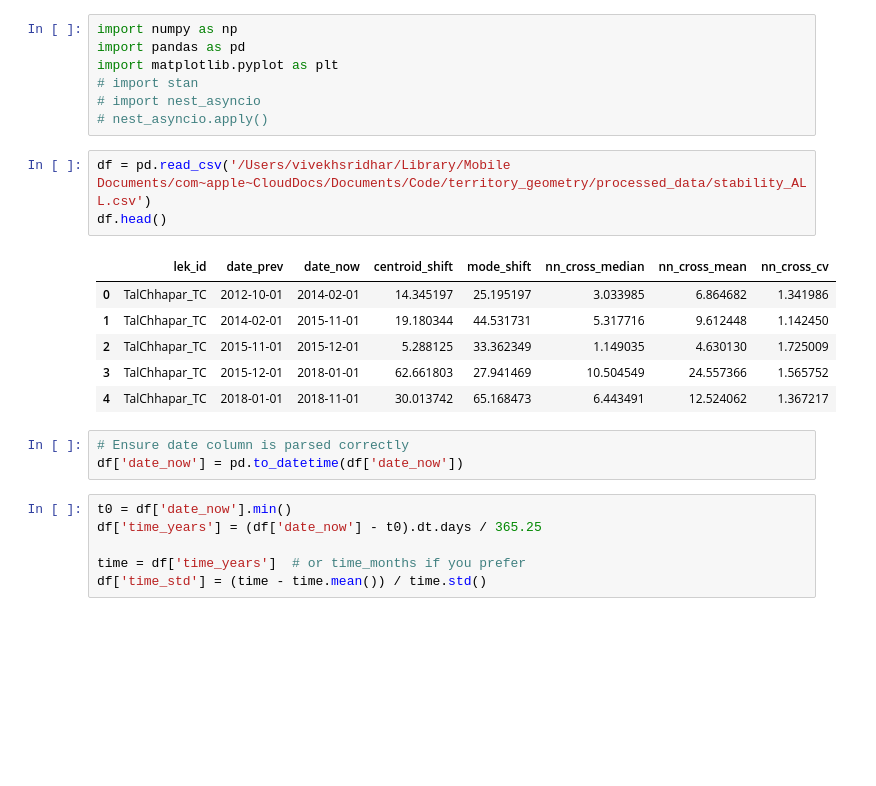
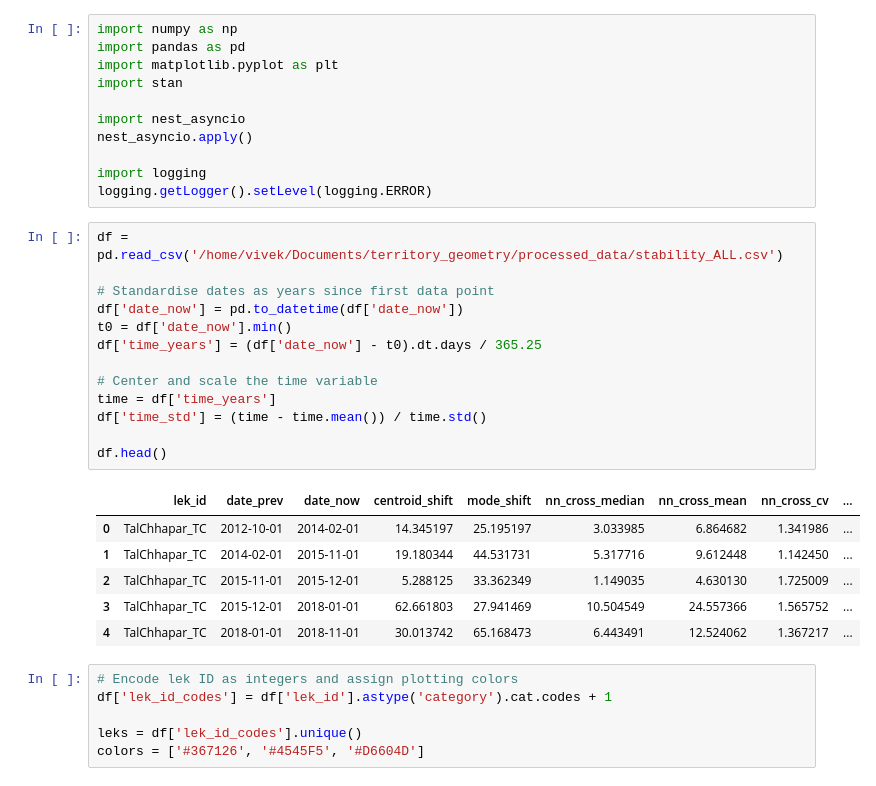
Before and after one commit to ruthviksp/territory_geometry, a Jupyter notebook: model_timeseries.ipynb, the cells around one changed output. Drawn from its saved outputs; the diff is of its cells as text; blank space fills up the shorter version.

```diff
--- a/model_timeseries.ipynb
+++ b/model_timeseries.ipynb
@@ -2,28 +2,39 @@
 import numpy as np
 import pandas as pd
 import matplotlib.pyplot as plt
-# import stan
-# import nest_asyncio
-# nest_asyncio.apply()
+import stan
+
+import nest_asyncio
+nest_asyncio.apply()
+
+import logging
+logging.getLogger().setLevel(logging.ERROR)
-# %%
-df = pd.read_csv('/Users/vivekhsridhar/Library/Mobile Documents/com~apple~CloudDocs/Documents/Code/territory_geometry/processed_data/stability_ALL.csv')
-df.head()
-# %% [output]
-|  | lek_id | date_prev | date_now | centroid_shift | mode_shift | nn_cross_median | nn_cross_mean | nn_cross_cv |
-| 0 | TalChhapar_TC | 2012-10-01 | 2014-02-01 | 14.345197 | 25.195197 | 3.033985 | 6.864682 | 1.341986 |
-| 1 | TalChhapar_TC | 2014-02-01 | 2015-11-01 | 19.180344 | 44.531731 | 5.317716 | 9.612448 | 1.142450 |
-| 2 | TalChhapar_TC | 2015-11-01 | 2015-12-01 | 5.288125 | 33.362349 | 1.149035 | 4.630130 | 1.725009 |
-| 3 | TalChhapar_TC | 2015-12-01 | 2018-01-01 | 62.661803 | 27.941469 | 10.504549 | 24.557366 | 1.565752 |
-| 4 | TalChhapar_TC | 2018-01-01 | 2018-11-01 | 30.013742 | 65.168473 | 6.443491 | 12.524062 | 1.367217 |
-# %%
-# Ensure date column is parsed correctly
-df['date_now'] = pd.to_datetime(df['date_now'])
 # %%
+df = pd.read_csv('/home/vivek/Documents/territory_geometry/processed_data/stability_ALL.csv')
+
+# Standardise dates as years since first data point
+df['date_now'] = pd.to_datetime(df['date_now'])
 t0 = df['date_now'].min()
 df['time_years'] = (df['date_now'] - t0).dt.days / 365.25
 
-time = df['time_years']  # or time_months if you prefer
+# Center and scale the time variable
+time = df['time_years']
 df['time_std'] = (time - time.mean()) / time.std()
+
+df.head()
+# %% [output]
+|  | lek_id | date_prev | date_now | centroid_shift | mode_shift | nn_cross_median | nn_cross_mean | nn_cross_cv | ... |
+| 0 | TalChhapar_TC | 2012-10-01 | 2014-02-01 | 14.345197 | 25.195197 | 3.033985 | 6.864682 | 1.341986 | ... |
+| 1 | TalChhapar_TC | 2014-02-01 | 2015-11-01 | 19.180344 | 44.531731 | 5.317716 | 9.612448 | 1.142450 | ... |
+| 2 | TalChhapar_TC | 2015-11-01 | 2015-12-01 | 5.288125 | 33.362349 | 1.149035 | 4.630130 | 1.725009 | ... |
+| 3 | TalChhapar_TC | 2015-12-01 | 2018-01-01 | 62.661803 | 27.941469 | 10.504549 | 24.557366 | 1.565752 | ... |
+| 4 | TalChhapar_TC | 2018-01-01 | 2018-11-01 | 30.013742 | 65.168473 | 6.443491 | 12.524062 | 1.367217 | ... |
+# %%
+# Encode lek ID as integers and assign plotting colors
+df['lek_id_codes'] = df['lek_id'].astype('category').cat.codes + 1
+
+leks = df['lek_id_codes'].unique()
+colors = ['#367126', '#4545F5', '#D6604D']
 # %%
 crossyear_nnd = """
 data {
```
Also changed, not shown: parts of 7 cells of this notebook.
